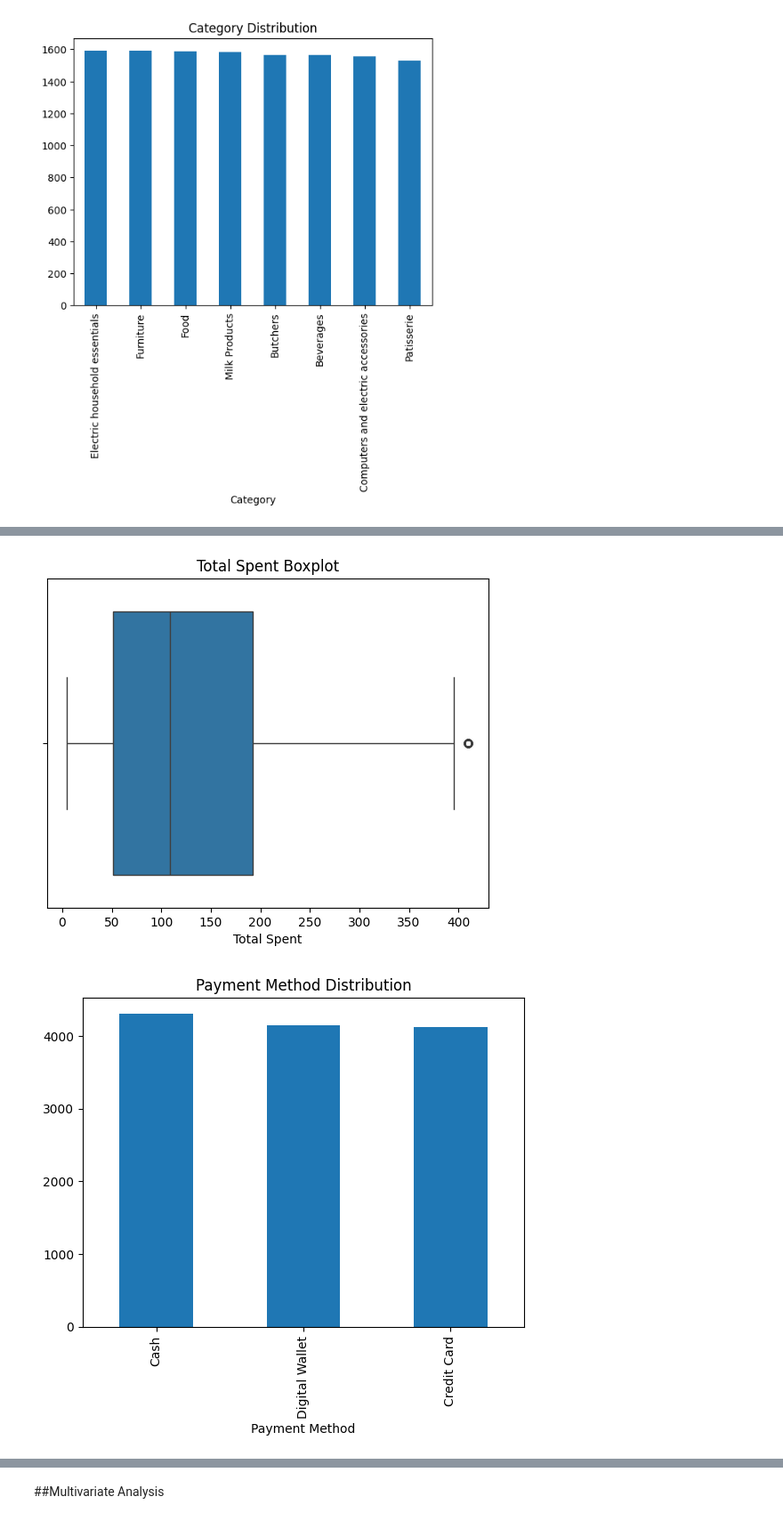
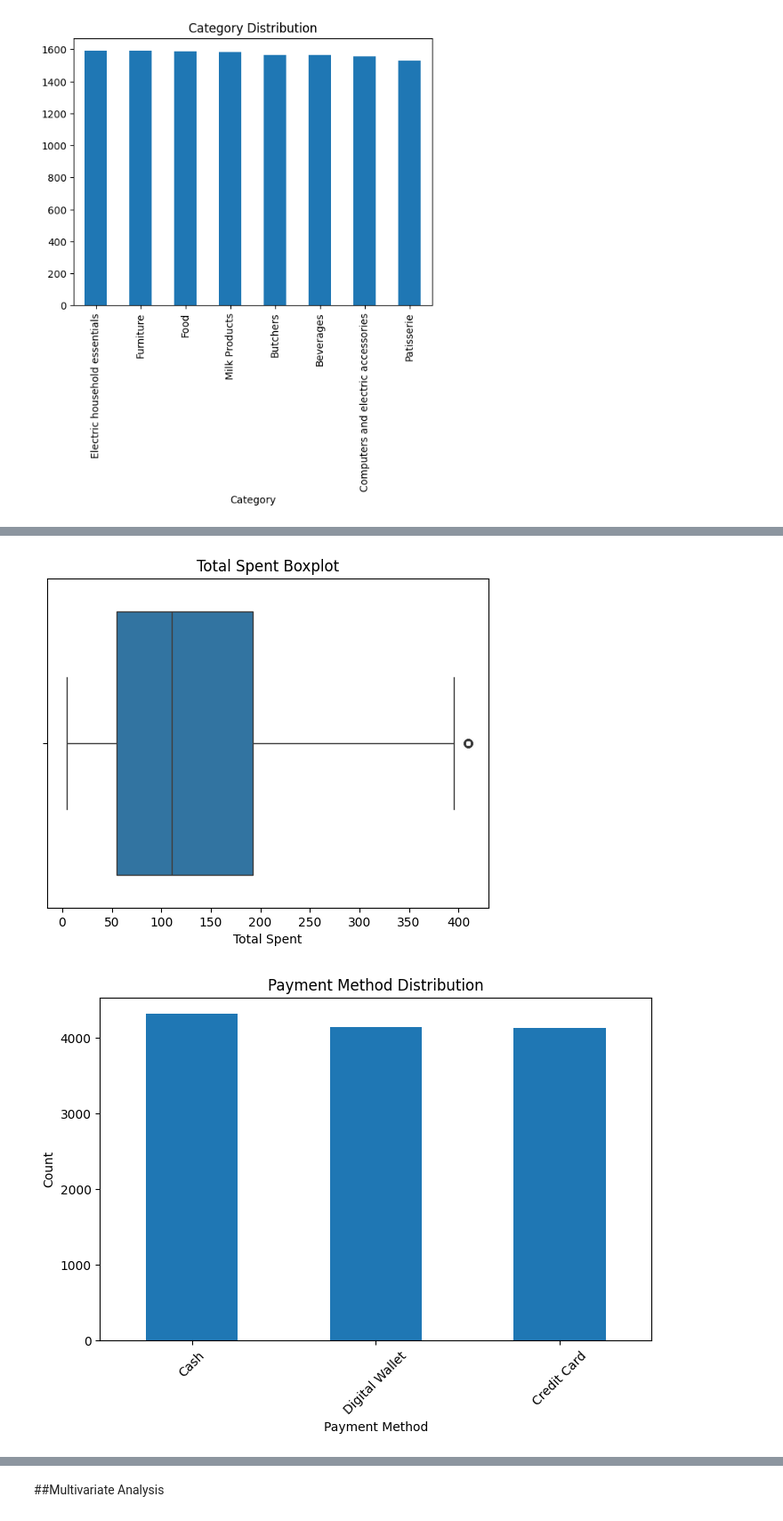
Before and after one commit to maybraniswe/Retail-Store-Sales-Analysis-and-Prediction, a Jupyter notebook: PDSE Project_Retail Store Sales Analysis and Prediction.ipynb, the cells around one changed output, grey strips where cells are left out. Shown at 89% size. Drawn from its saved outputs; the diff is of its cells as text; code cells hidden in the pictures.

```diff
--- a/PDSE Project_Retail Store Sales Analysis and Prediction.ipynb
+++ b/PDSE Project_Retail Store Sales Analysis and Prediction.ipynb
@@ -15,7 +47,7 @@ from sklearn.preprocessing import OneHotEncoder, LabelEncoder, StandardScaler
 ##Data Loading
 # %%
 # read the data from csv file
-df = pd.read_csv('https://raw.githubusercontent.com/maybraniswe/Retail-Store-Sales-Analysis-and-Prediction/refs/heads/main/retail_store_sales.csv?token=GHSAT0AAAAAAD2KAZTUGMAGGEYJ3HK75XTY2PGB4FQ')
+df = pd.read_csv('https://raw.githubusercontent.com/maybraniswe/Retail-Store-Sales-Analysis-and-Prediction/refs/heads/main/retail_store_sales.csv')
 # Dataset size check (rows, columns)
 print (df.shape)
 # %% [output]
@@ -225,9 +265,5 @@ df.head()
 ##Handling Duplicates
 # %%
 # Remove duplicate rows
-print("Duplicate rows before:", df.duplicated().sum())
-
-df = df.drop_duplicates()
-
 print("Duplicate rows after:", df.duplicated().sum())
 # %% [output]
@@ -276,12 +358,15 @@ sns.boxplot(x=df['Total Spent'])
 plt.title("Total Spent Boxplot")
 plt.show()
 # %% [output]
-[figure, old version]
+[figure, new version]
 # %%
-# Payment Method (Bar chart)
+plt.figure(figsize=(8,5))
 df['Payment Method'].value_counts().plot(kind='bar')
-plt.title("Payment Method Distribution")
+plt.title('Payment Method Distribution')
+plt.xlabel('Payment Method')
+plt.ylabel('Count')
+plt.xticks(rotation=45)
 plt.show()
 # %% [output]
-[figure, old version]
+[figure, new version]
 # %%
```
Also changed, not shown: parts of 39 cells of this notebook.
